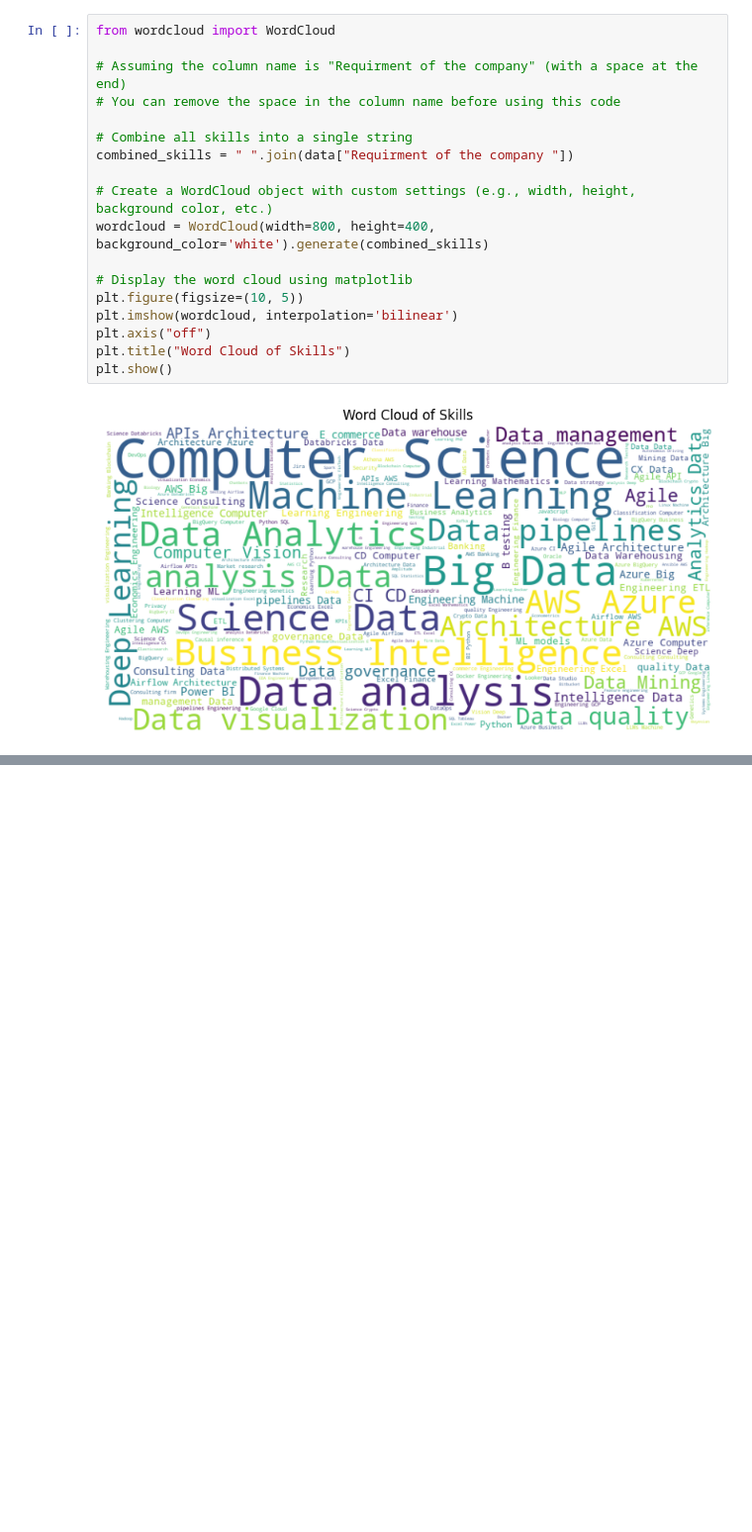
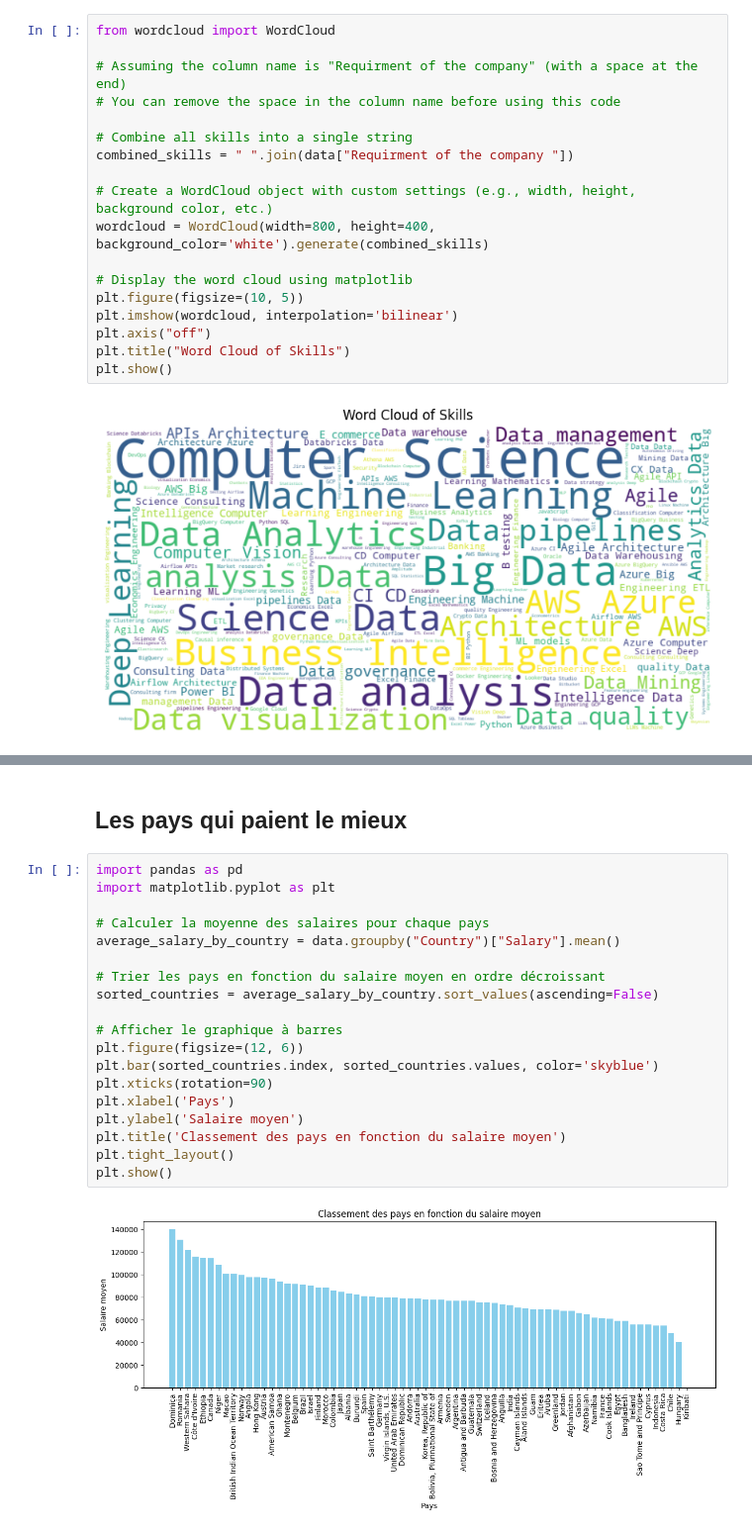
Before and after one commit to Hammilidi/Jobs, a Jupyter notebook: Jobs_Analysis.ipynb, the cells around one changed output, grey strips where cells are left out. Shown at 99% size. Drawn from its saved outputs; the diff is of its cells as text; blank space fills up the shorter version.

```diff
--- a/Jobs_Analysis.ipynb
+++ b/Jobs_Analysis.ipynb
@@ -1322,0 +1440,23 @@ array(['', 'Uri', 'South', 'Nan', 'Washington', 'Porto', 'Ba', 'Ra',
+# %% [markdown]
+## Les pays qui paient le mieux
+# %%
+import pandas as pd
+import matplotlib.pyplot as plt
+
+# Calculer la moyenne des salaires pour chaque pays
+average_salary_by_country = data.groupby("Country")["Salary"].mean()
+
+# Trier les pays en fonction du salaire moyen en ordre décroissant
+sorted_countries = average_salary_by_country.sort_values(ascending=False)
+
+# Afficher le graphique à barres
+plt.figure(figsize=(12, 6))
+plt.bar(sorted_countries.index, sorted_countries.values, color='skyblue')
+plt.xticks(rotation=90)
+plt.xlabel('Pays')
+plt.ylabel('Salaire moyen')
+plt.title('Classement des pays en fonction du salaire moyen')
+plt.tight_layout()
+plt.show()
+# %% [output]
+[figure, added]
```
Also changed, not shown: parts of 63 cells of this notebook.
